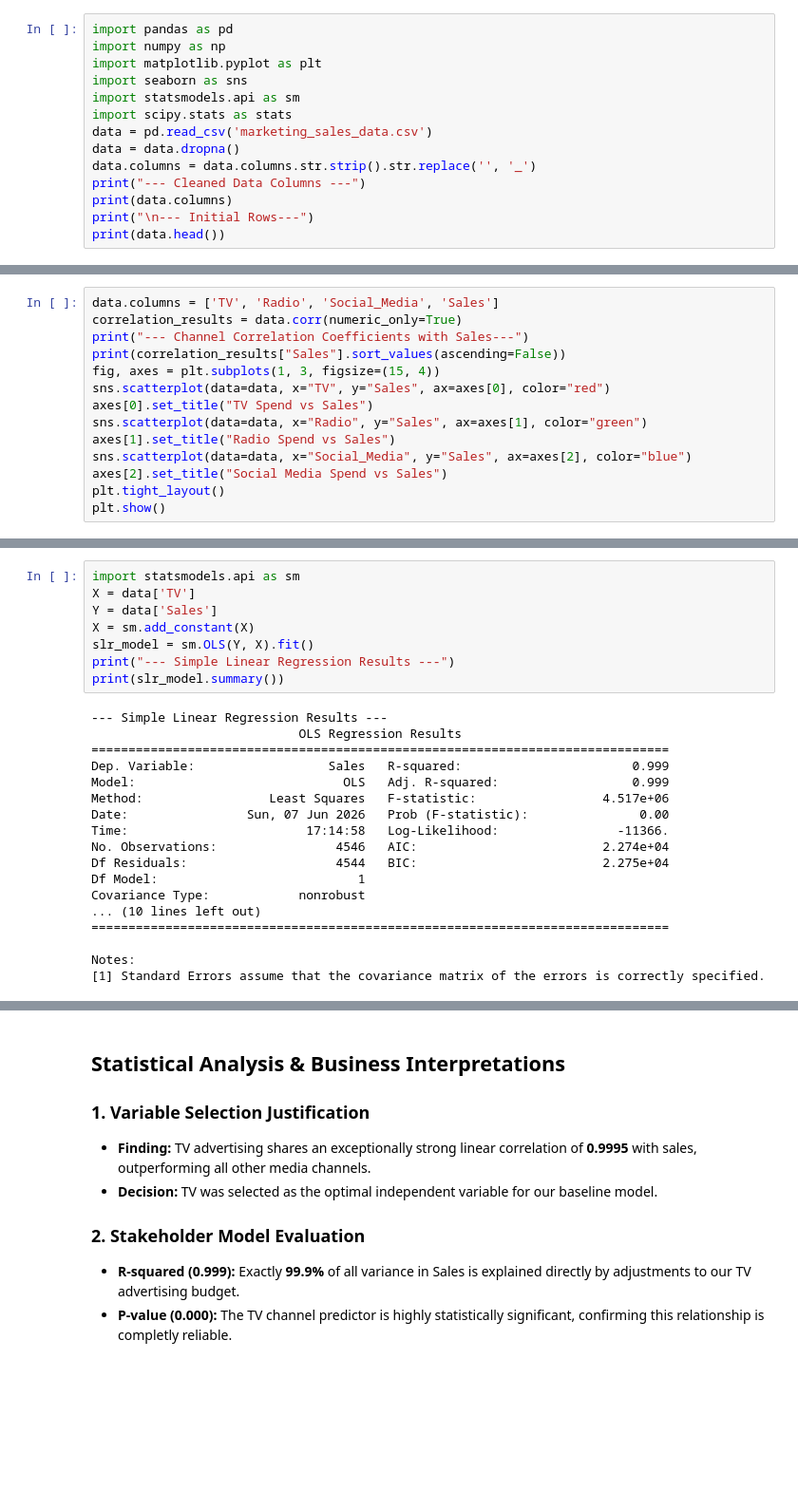
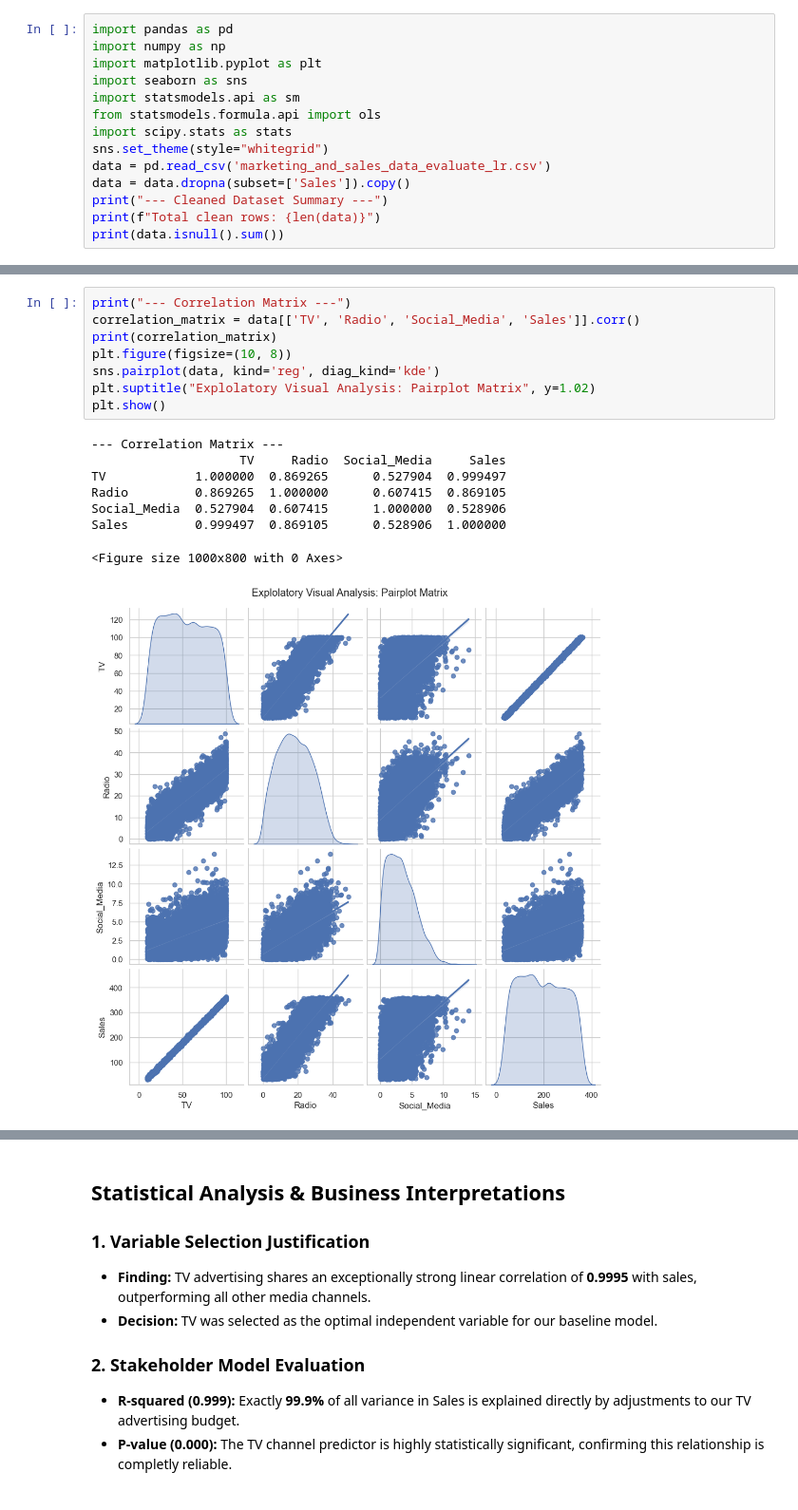
Before and after one commit to abajogwuwisdom2021-creator/marketing-roi-regression, a Jupyter notebook: regression_analysis.ipynb, the cells around one changed output, grey strips where cells are left out. Shown at 95% size. Saved outputs shown, nothing was run; the diff lists cells and outputs as text; blank space fills up the shorter version.

```diff
--- a/regression_analysis.ipynb
+++ b/regression_analysis.ipynb
@@ -4,12 +4,12 @@ import numpy as np
 import matplotlib.pyplot as plt
 import seaborn as sns
 import statsmodels.api as sm
+from statsmodels.formula.api import ols
 import scipy.stats as stats
-data = pd.read_csv('marketing_sales_data.csv')
-data = data.dropna()
-data.columns = data.columns.str.strip().str.replace('', '_')
-print("--- Cleaned Data Columns ---")
-print(data.columns)
-print("\n--- Initial Rows---")
-print(data.head())
+sns.set_theme(style="whitegrid")
+data = pd.read_csv('marketing_and_sales_data_evaluate_lr.csv')
+data = data.dropna(subset=['Sales']).copy()
+print("--- Cleaned Dataset Summary ---")
+print(f"Total clean rows: {len(data)}")
+print(data.isnull().sum())
 # %% [output]
@@ -26,14 +22,0 @@ Index(['_T_V_', '_R_a_d_i_o_', '_S_o_c_i_a_l___M_e_d_i_a_', '_S_a_l_e_s_'], dtyp
-# %%
-data.columns = ['TV', 'Radio', 'Social_Media', 'Sales']
-correlation_results = data.corr(numeric_only=True)
-print("--- Channel Correlation Coefficients with Sales---")
-print(correlation_results["Sales"].sort_values(ascending=False))
-fig, axes = plt.subplots(1, 3, figsize=(15, 4))
-sns.scatterplot(data=data, x="TV", y="Sales", ax=axes[0], color="red")
-axes[0].set_title("TV Spend vs Sales")
-sns.scatterplot(data=data, x="Radio", y="Sales", ax=axes[1], color="green")
-axes[1].set_title("Radio Spend vs Sales")
-sns.scatterplot(data=data, x="Social_Media", y="Sales", ax=axes[2], color="blue")
-axes[2].set_title("Social Media Spend vs Sales")
-plt.tight_layout()
-plt.show()
@@ -48,26 +23,17 @@ Name: Sales, dtype: float64
-# %%
-import statsmodels.api as sm
-X = data['TV']
-Y = data['Sales']
-X = sm.add_constant(X)
-slr_model = sm.OLS(Y, X).fit()
-print("--- Simple Linear Regression Results ---")
-print(slr_model.summary())
-# %% [output]
---- Simple Linear Regression Results ---
-                            OLS Regression Results
-==============================================================================
-Dep. Variable:                  Sales   R-squared:                       0.999
-Model:                            OLS   Adj. R-squared:                  0.999
-Method:                 Least Squares   F-statistic:                 4.517e+06
-Date:                Sun, 07 Jun 2026   Prob (F-statistic):               0.00
-Time:                        17:14:58   Log-Likelihood:                -11366.
-No. Observations:                4546   AIC:                         2.274e+04
-Df Residuals:                    4544   BIC:                         2.275e+04
-Df Model:                           1
-Covariance Type:            nonrobust
-... (10 lines left out)
-==============================================================================
-
-Notes:
-[1] Standard Errors assume that the covariance matrix of the errors is correctly specified.
+# %%
+print("--- Correlation Matrix ---")
+correlation_matrix = data[['TV', 'Radio', 'Social_Media', 'Sales']].corr()
+print(correlation_matrix)
+plt.figure(figsize=(10, 8))
+sns.pairplot(data, kind='reg', diag_kind='kde')
+plt.suptitle("Explolatory Visual Analysis: Pairplot Matrix", y=1.02)
+plt.show()
+# %% [output]
+--- Correlation Matrix ---
+                    TV     Radio  Social_Media     Sales
+TV            1.000000  0.869265      0.527904  0.999497
+Radio         0.869265  1.000000      0.607415  0.869105
+Social_Media  0.527904  0.607415      1.000000  0.528906
+Sales         0.999497  0.869105      0.528906  1.000000
+<Figure size 1000x800 with 0 Axes>
+[figure, added]
```
Also changed, not shown: parts of 4 cells of this notebook, 2 other files.
